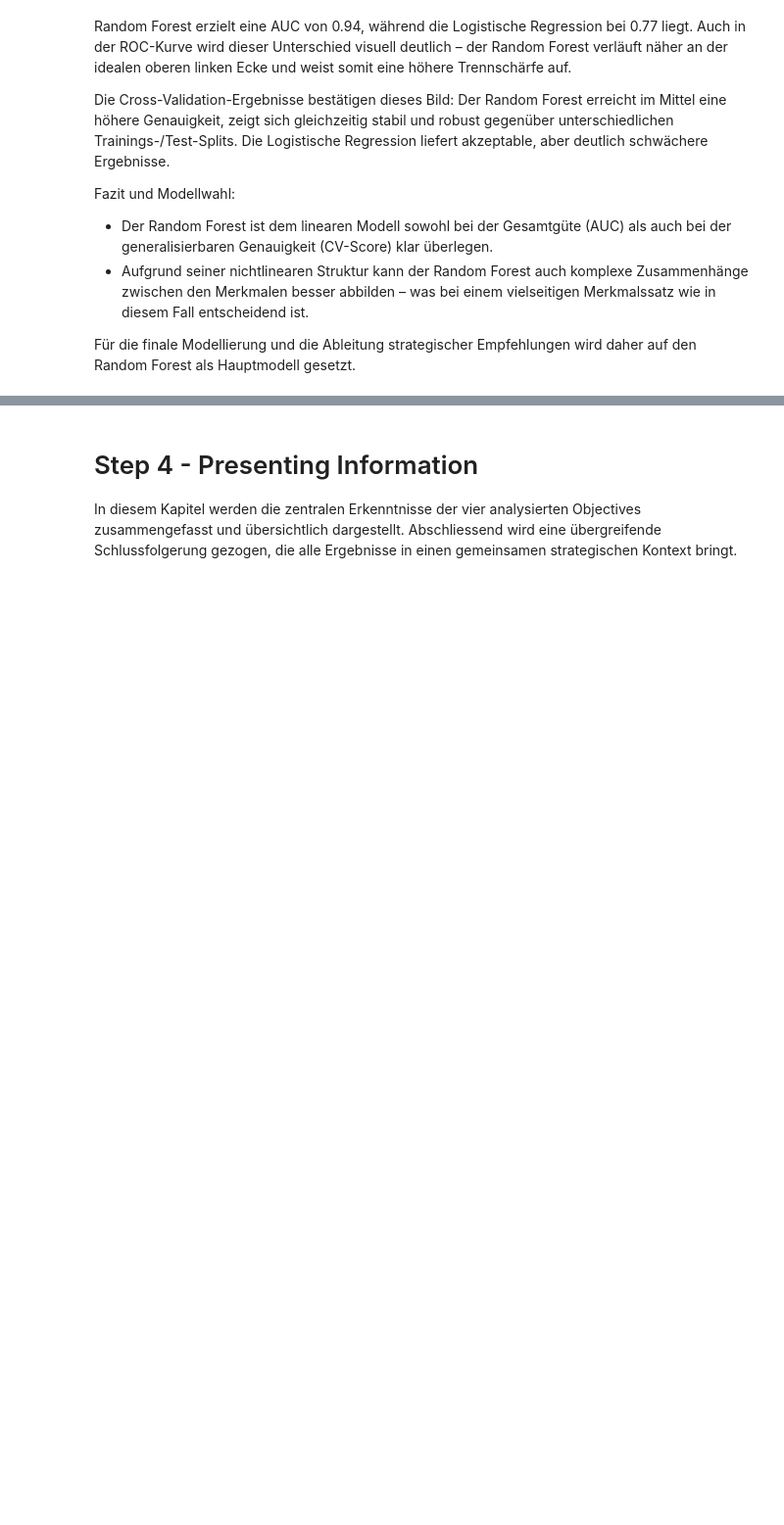
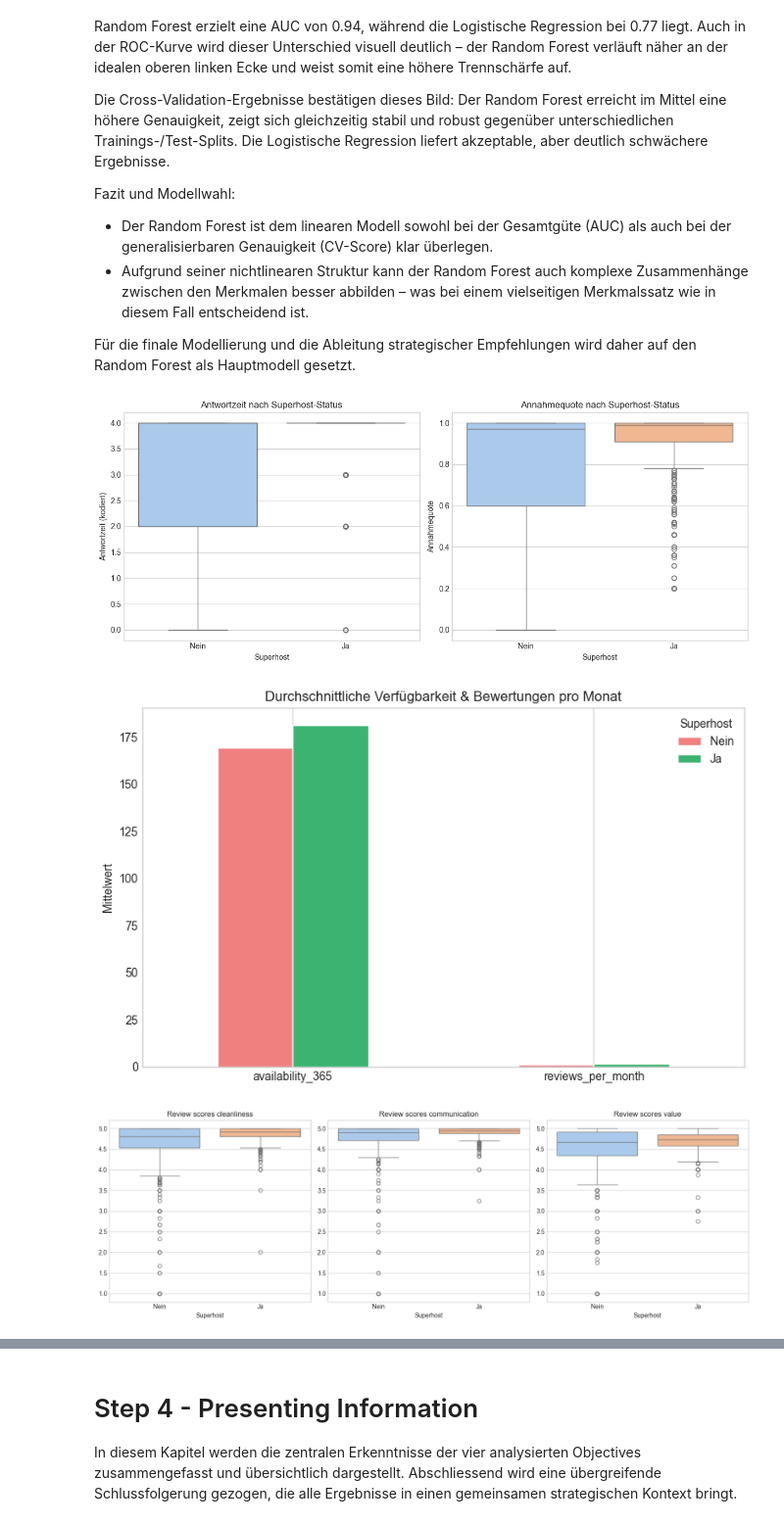
Before and after one commit to callmemarcleo/BINA, a Jupyter notebook: Final_Report.ipynb, the cells around one changed output, grey strips where cells are left out. Shown at 98% size. Cells and saved outputs as stored; diff of their text form; code cells hidden in the pictures; blank space fills up the shorter version.

Commit message:
Objective 3 Handlungsempfehlung hinzugefügt

```diff
--- a/Final_Report.ipynb
+++ b/Final_Report.ipynb
@@ -1885,3 +1887,73 @@ Fazit und Modellwahl:
 - Aufgrund seiner nichtlinearen Struktur kann der Random Forest auch komplexe Zusammenhänge zwischen den Merkmalen besser abbilden – was bei einem vielseitigen Merkmalssatz wie in diesem Fall entscheidend ist.
 
 Für die finale Modellierung und die Ableitung strategischer Empfehlungen wird daher auf den Random Forest als Hauptmodell gesetzt.
+# %%
+# Handlungsempfehlung 1: Gastgeberverhalten optimieren
+fig90, axes = plt.subplots(1, 2, figsize=(12, 5))
+
+sns.boxplot(x='host_is_superhost', y='host_response_time', data=listings_df,
+            hue='host_is_superhost', palette='pastel', legend=False, ax=axes[0])
+axes[0].set_title("Antwortzeit nach Superhost-Status")
+axes[0].set_xlabel("Superhost")
+axes[0].set_ylabel("Antwortzeit (kodiert)")
+axes[0].set_xticks([0, 1])
+axes[0].set_xticklabels(['Nein', 'Ja'])
+
+sns.boxplot(x='host_is_superhost', y='host_acceptance_rate_percent', data=listings_df,
+            hue='host_is_superhost', palette='pastel', legend=False, ax=axes[1])
+axes[1].set_title("Annahmequote nach Superhost-Status")
+axes[1].set_xlabel("Superhost")
+axes[1].set_ylabel("Annahmequote")
+axes[1].set_xticks([0, 1])
+axes[1].set_xticklabels(['Nein', 'Ja'])
+
+plt.tight_layout()
+
+# Handlungsempfehlung 2: Sichtbarkeit & Verfügbarkeit steigern
+grouped_stats = listings_df.groupby('host_is_superhost').mean(numeric_only=True)
+avail_review_means = grouped_stats[['availability_365', 'reviews_per_month']].T
+
+fig91, ax2 = plt.subplots(figsize=(8, 5))
+avail_review_means.plot(kind='bar', color=['lightcoral', 'mediumseagreen'], ax=ax2)
+ax2.set_title("Durchschnittliche Verfügbarkeit & Bewertungen pro Monat")
+ax2.set_ylabel("Mittelwert")
+ax2.set_xticks(range(len(avail_review_means)))
+ax2.set_xticklabels(avail_review_means.index, rotation=0)
+ax2.legend(title="Superhost", labels=['Nein', 'Ja'])
+ax2.grid(axis='y')
+plt.tight_layout()
+
+# Handlungsempfehlung 3: Bewertungsqualität managen
+features = ['review_scores_cleanliness', 'review_scores_communication', 'review_scores_value']
+fig92, axes3 = plt.subplots(1, 3, figsize=(15, 5))
+
+for i, feature in enumerate(features):
+    sns.boxplot(x='host_is_superhost', y=feature, data=listings_df,
+                hue='host_is_superhost', palette='pastel', legend=False, ax=axes3[i])
+    axes3[i].set_title(feature.replace('_', ' ').capitalize())
+    axes3[i].set_xlabel("Superhost")
+    axes3[i].set_ylabel("")
+    axes3[i].set_xticks([0, 1])
+    axes3[i].set_xticklabels(['Nein', 'Ja'])
+
+plt.tight_layout()
+
+# Handlungsempfehlung 4: Modellunterstützung nutzen – Feature Importance
+X = listings_df.drop('host_is_superhost', axis=1)
+y = listings_df['host_is_superhost']
+X_train, X_test, y_train, y_test = train_test_split(X, y, test_size=0.2, random_state=42)
+
+model = RandomForestClassifier(random_state=42)
+model.fit(X_train, y_train)
+
+fig93, ax4 = plt.subplots(figsize=(12, 6))
+indices = np.argsort(model.feature_importances_)[::-1]
+sns.barplot(x=np.array(X.columns)[indices], y=model.feature_importances_[indices], ax=ax4, color='C0')
+ax4.set_title("Feature Importance im Random Forest Modell")
+ax4.set_xticks(range(len(X.columns)))
+ax4.set_xticklabels(np.array(X.columns)[indices], rotation=90)
+plt.tight_layout()
+# %% [output]
+[figure, added]
+[figure, added]
+[figure, added]
```
Also changed, not shown: parts of 15 cells of this notebook.
